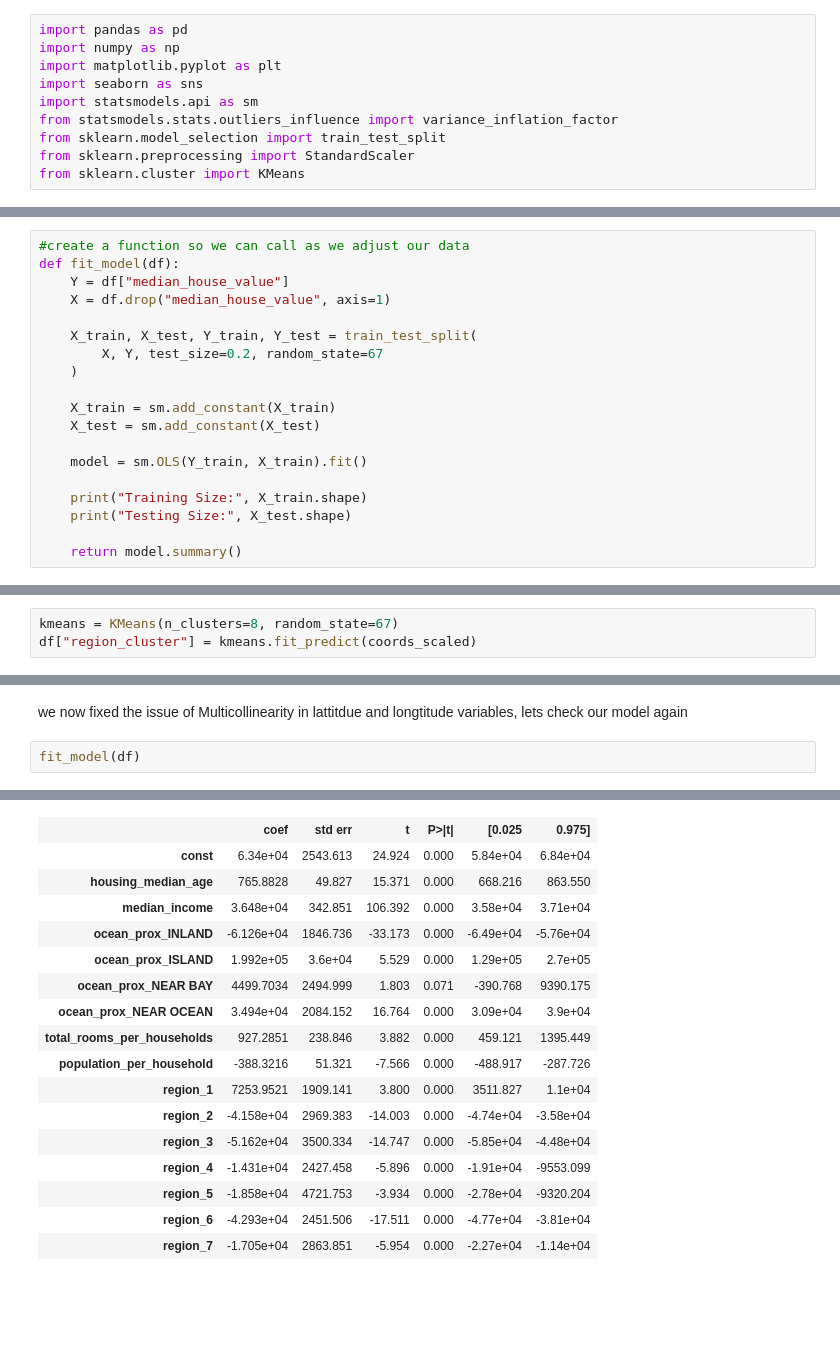
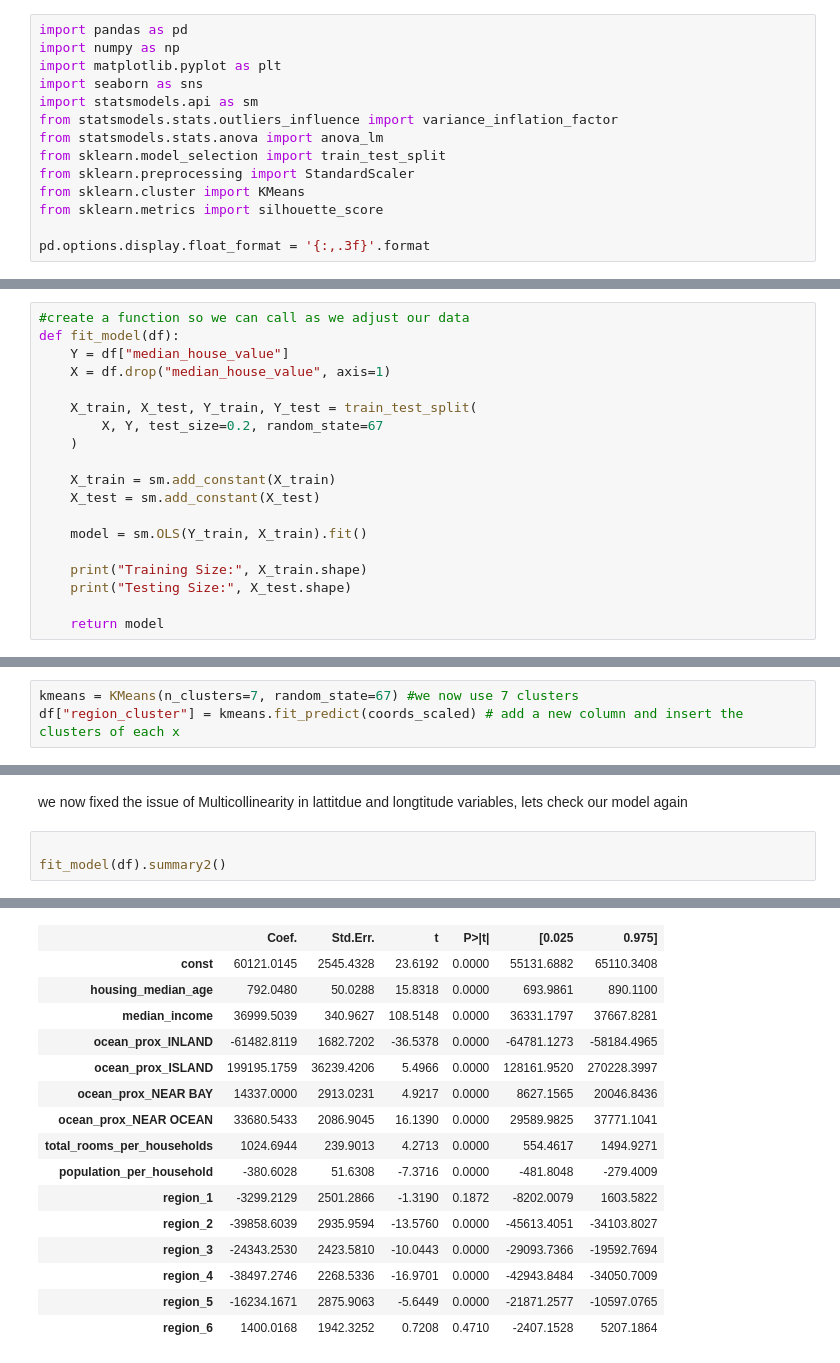
Before and after one commit to MiruSTAT/ML-HousePrices, a Jupyter notebook: Linear-Regression.ipynb, the cells around one changed output, grey strips where cells are left out. Drawn from its saved outputs; the diff is of its cells as text; blank space fills up the shorter version.

```diff
--- a/Linear-Regression.ipynb
+++ b/Linear-Regression.ipynb
@@ -21,9 +21,13 @@ import matplotlib.pyplot as plt
 import seaborn as sns
 import statsmodels.api as sm
 from statsmodels.stats.outliers_influence import variance_inflation_factor
+from statsmodels.stats.anova import anova_lm
 from sklearn.model_selection import train_test_split
 from sklearn.preprocessing import StandardScaler
 from sklearn.cluster import KMeans
+from sklearn.metrics import silhouette_score
+
+pd.options.display.float_format = '{:,.3f}'.format
 # %% [markdown]
 ### **Importing data**
 # %%
@@ -308,7 +314,7 @@ def fit_model(df):
     print("Training Size:", X_train.shape)
     print("Testing Size:", X_test.shape)
 
-    return model.summary()
+    return model
 # %%
 fit_model(df)
 # %% [output]
@@ -374,6 +396,6 @@ coords_scaled = scaler.fit_transform(coords)
 # %%
-kmeans = KMeans(n_clusters=8, random_state=67)
-df["region_cluster"] = kmeans.fit_predict(coords_scaled)
+kmeans = KMeans(n_clusters=7, random_state=67) #we now use 7 clusters
+df["region_cluster"] = kmeans.fit_predict(coords_scaled) # add a new column and insert the clusters of each x
 # %%
 region_df = pd.get_dummies(df["region_cluster"],"region", drop_first=True) #create dummies and drop first dummy var
 region_df = region_df.astype(int)
@@ -403,5 +424,6 @@ get_VIF_table(df,"median_house_value")
 # %% [markdown]
 we now fixed the issue of Multicollinearity in lattitdue and longtitude variables, lets check our model again
 # %%
-fit_model(df)
+
+fit_model(df).summary2()
 # %% [output]
@@ -420,17 +439,16 @@ OLS Regression Results
-|  | coef | std err | t | P>|t| | [0.025 | 0.975] |
-| const | 6.34e+04 | 2543.613 | 24.924 | 0.000 | 5.84e+04 | 6.84e+04 |
-| housing_median_age | 765.8828 | 49.827 | 15.371 | 0.000 | 668.216 | 863.550 |
-| median_income | 3.648e+04 | 342.851 | 106.392 | 0.000 | 3.58e+04 | 3.71e+04 |
-| ocean_prox_INLAND | -6.126e+04 | 1846.736 | -33.173 | 0.000 | -6.49e+04 | -5.76e+04 |
-| ocean_prox_ISLAND | 1.992e+05 | 3.6e+04 | 5.529 | 0.000 | 1.29e+05 | 2.7e+05 |
-| ocean_prox_NEAR BAY | 4499.7034 | 2494.999 | 1.803 | 0.071 | -390.768 | 9390.175 |
-| ocean_prox_NEAR OCEAN | 3.494e+04 | 2084.152 | 16.764 | 0.000 | 3.09e+04 | 3.9e+04 |
-| total_rooms_per_households | 927.2851 | 238.846 | 3.882 | 0.000 | 459.121 | 1395.449 |
-| population_per_household | -388.3216 | 51.321 | -7.566 | 0.000 | -488.917 | -287.726 |
-| region_1 | 7253.9521 | 1909.141 | 3.800 | 0.000 | 3511.827 | 1.1e+04 |
-| region_2 | -4.158e+04 | 2969.383 | -14.003 | 0.000 | -4.74e+04 | -3.58e+04 |
-| region_3 | -5.162e+04 | 3500.334 | -14.747 | 0.000 | -5.85e+04 | -4.48e+04 |
-| region_4 | -1.431e+04 | 2427.458 | -5.896 | 0.000 | -1.91e+04 | -9553.099 |
-| region_5 | -1.858e+04 | 4721.753 | -3.934 | 0.000 | -2.78e+04 | -9320.204 |
-| region_6 | -4.293e+04 | 2451.506 | -17.511 | 0.000 | -4.77e+04 | -3.81e+04 |
-| region_7 | -1.705e+04 | 2863.851 | -5.954 | 0.000 | -2.27e+04 | -1.14e+04 |
+|  | Coef. | Std.Err. | t | P>|t| | [0.025 | 0.975] |
+| const | 60121.0145 | 2545.4328 | 23.6192 | 0.0000 | 55131.6882 | 65110.3408 |
+| housing_median_age | 792.0480 | 50.0288 | 15.8318 | 0.0000 | 693.9861 | 890.1100 |
+| median_income | 36999.5039 | 340.9627 | 108.5148 | 0.0000 | 36331.1797 | 37667.8281 |
+| ocean_prox_INLAND | -61482.8119 | 1682.7202 | -36.5378 | 0.0000 | -64781.1273 | -58184.4965 |
+| ocean_prox_ISLAND | 199195.1759 | 36239.4206 | 5.4966 | 0.0000 | 128161.9520 | 270228.3997 |
+| ocean_prox_NEAR BAY | 14337.0000 | 2913.0231 | 4.9217 | 0.0000 | 8627.1565 | 20046.8436 |
+| ocean_prox_NEAR OCEAN | 33680.5433 | 2086.9045 | 16.1390 | 0.0000 | 29589.9825 | 37771.1041 |
+| total_rooms_per_households | 1024.6944 | 239.9013 | 4.2713 | 0.0000 | 554.4617 | 1494.9271 |
+| population_per_household | -380.6028 | 51.6308 | -7.3716 | 0.0000 | -481.8048 | -279.4009 |
+| region_1 | -3299.2129 | 2501.2866 | -1.3190 | 0.1872 | -8202.0079 | 1603.5822 |
+| region_2 | -39858.6039 | 2935.9594 | -13.5760 | 0.0000 | -45613.4051 | -34103.8027 |
+| region_3 | -24343.2530 | 2423.5810 | -10.0443 | 0.0000 | -29093.7366 | -19592.7694 |
+| region_4 | -38497.2746 | 2268.5336 | -16.9701 | 0.0000 | -42943.8484 | -34050.7009 |
+| region_5 | -16234.1671 | 2875.9063 | -5.6449 | 0.0000 | -21871.2577 | -10597.0765 |
+| region_6 | 1400.0168 | 1942.3252 | 0.7208 | 0.4710 | -2407.1528 | 5207.1864 |
```
Also changed, not shown: parts of 19 cells of this notebook.
